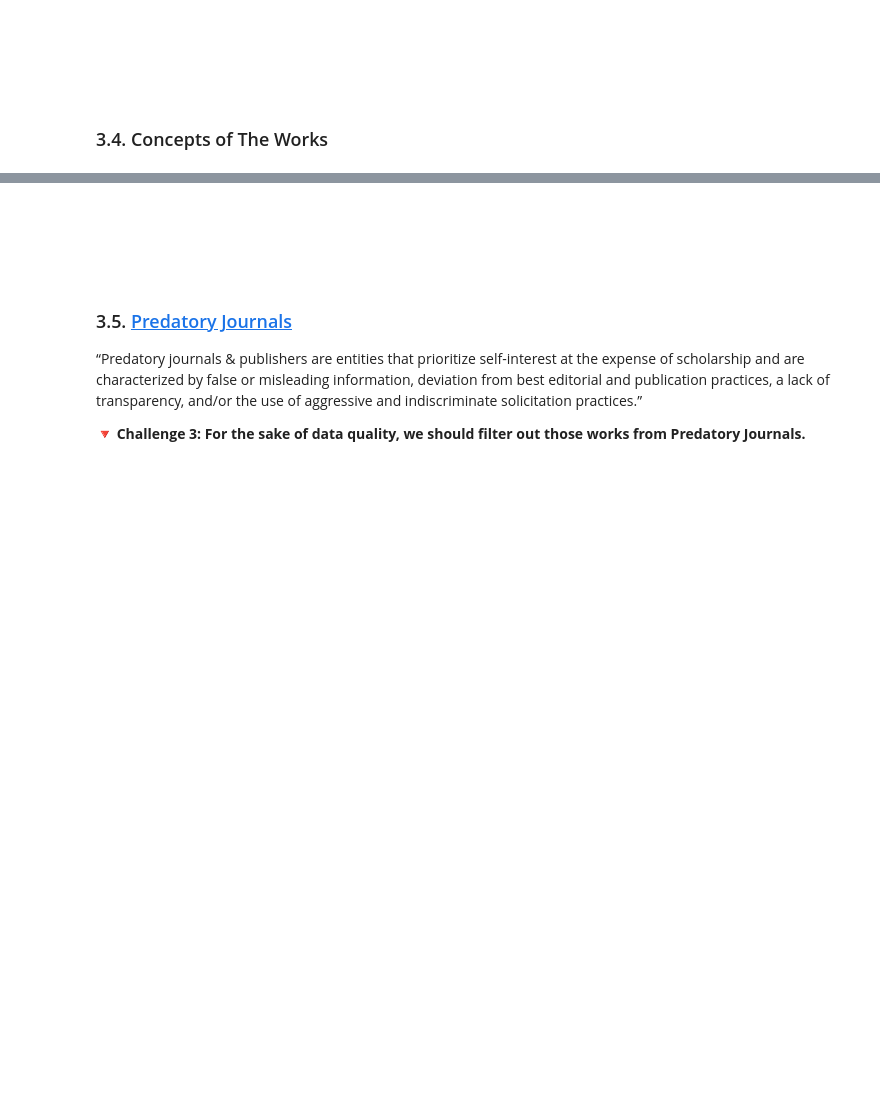
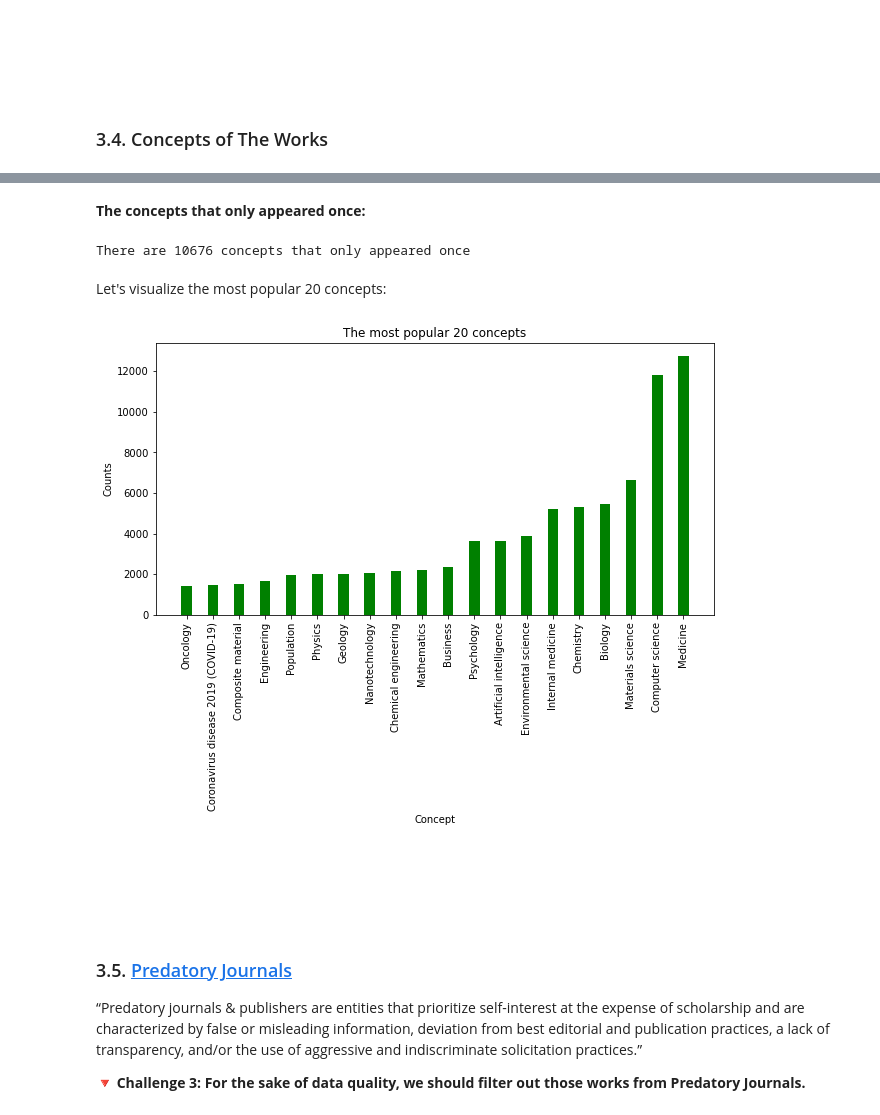
Before and after one commit to jiang-qc/Research_Collaborations_CA_Asia, a Jupyter notebook: Asian_CA_Collaboration.ipynb, the cells around one changed output, grey strips where cells are left out. Saved outputs shown, nothing was run; the diff lists cells and outputs as text; code cells hidden in the pictures; blank space fills up the shorter version.

```diff
--- a/Asian_CA_Collaboration.ipynb
+++ b/Asian_CA_Collaboration.ipynb
@@ -413,0 +461,7 @@ defaultdict(<class 'int'>, {False: 102577, True: 23})
+# %%
+# We will make a new list for the filtered data
+all_works_50_2022_r = []
+
+for i in range(len(all_works_50_2022)):
+    if all_works_50_2022[i]['is_retracted'] == False:
+        all_works_50_2022_r.append(all_works_50_2022[i])
@@ -418,7 +476,7 @@ defaultdict(<class 'int'>, {False: 102577, True: 23})
 # %%
 concepts_count = defaultdict(int)
 
-for i in range(len(all_works)):
-    for j in range(len(all_works[i]['concepts'])):
-        concept = all_works[i]['concepts'][j]['display_name']
+for i in range(len(all_works_50_2022_r)):
+    for j in range(len(all_works_50_2022_r[i]['concepts'])):
+        concept = all_works_50_2022_r[i]['concepts'][j]['display_name']
         concepts_count[concept] += 1
@@ -456,3 +516,34 @@ concepts_count_sorted[-20:]
+# %% [markdown]
+**The concepts that only appeared once:**
+# %%
+concept_once = []
+for (con, num) in concepts_count_sorted:
+    if num == 1:
+        concept_once.append(con)
+print(f'There are {len(concept_once)} concepts that only appeared once')
+# %% [output]
+There are 10676 concepts that only appeared once
+# %% [markdown]
+Let's visualize the most popular 20 concepts:
+# %%
+# making the lists for plotting
+concepts, counts = [], []
+for con, num in concepts_count_sorted[-20:]:
+    concepts.append(con)
+    counts.append(num)
+# %%
+fig = plt.figure(figsize = (10, 5))
+
+# creating the bar plot
+plt.bar(concepts, counts, color ='green',
+        width = 0.4)
+plt.xticks(ticks=range(len(concepts)), labels=concepts, rotation=90)
+plt.xlabel("Concept")
+plt.ylabel("Counts")
+plt.title("The most popular 20 concepts")
+plt.show()
+# %% [output]
+[figure, added]
 # %% [markdown]
 <br><br><br>
 # %% [markdown]
```
Also changed, not shown: parts of 46 cells of this notebook.
